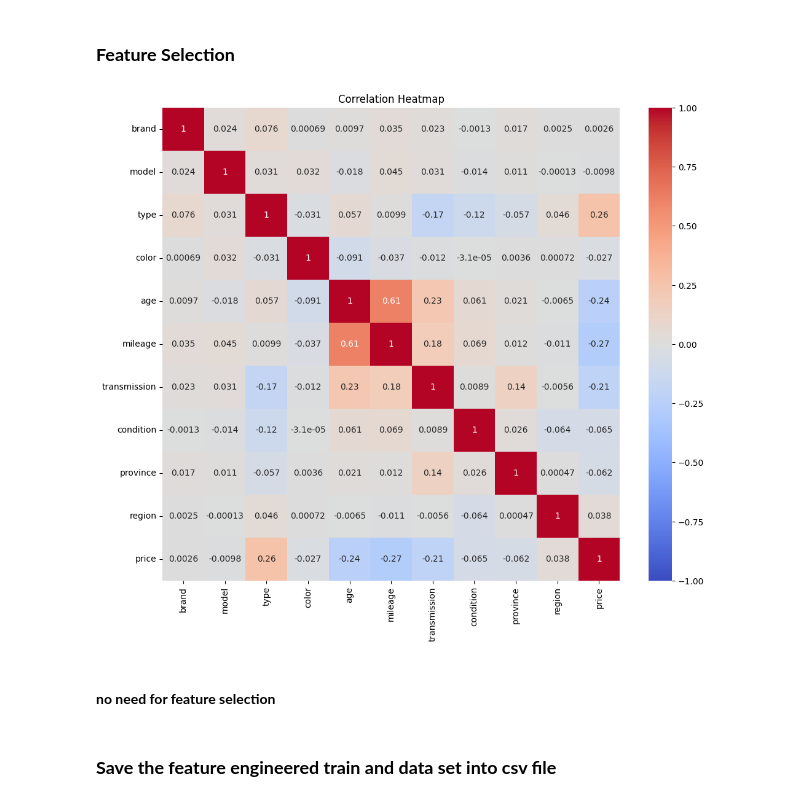
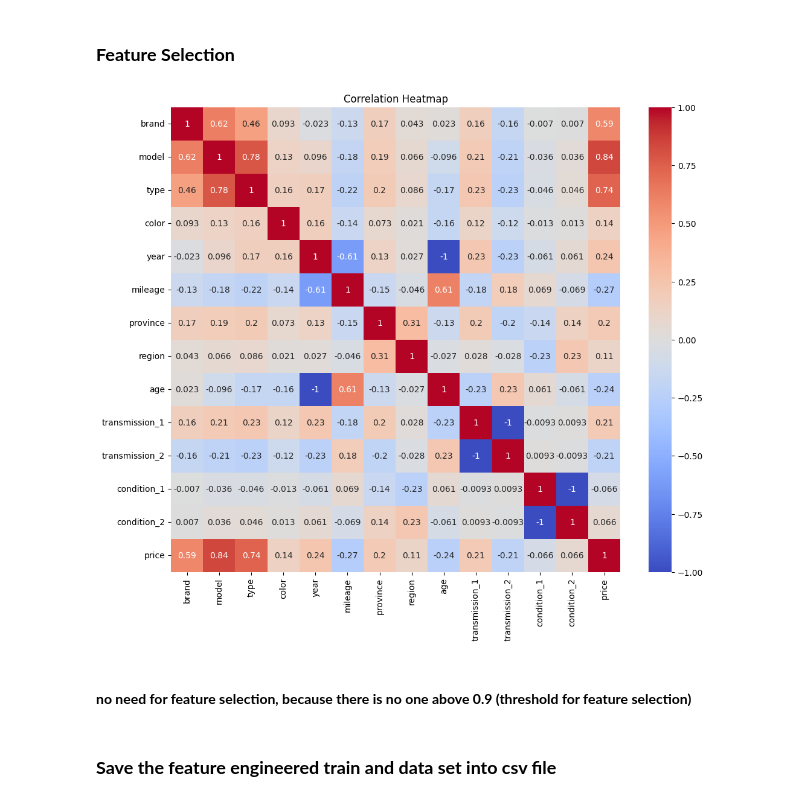
Before and after one commit to reinhardjs/capstone-dibimbing, a Jupyter notebook: feature_engineering.ipynb, the cells around one changed output. Cells and saved outputs as stored; diff of their text form; code cells hidden in the pictures.

```diff
--- a/feature_engineering.ipynb
+++ b/feature_engineering.ipynb
@@ -575,0 +614,9 @@ for column in categorical_columns:
+# %%
+# ['brand', 'model', 'type', 'color', 'province', 'region']
+encoder = TargetEncoder(cols = ['brand', 'model', 'type', 'color', 'province', 'region'])
+
+# Fit and transform the encoder on the training data
+X_train_encoded = encoder.fit_transform(X_train, y_train)
+
+# Transform the test data using the fitted encoder
+X_test_encoded = encoder.transform(X_test)
@@ -575,0 +625,3 @@ for column in categorical_columns:
+# %%
+X_train = X_train_encoded.drop(['id', 'data_source'], axis=1)
+X_train.head()
@@ -575,0 +645,5 @@ for column in categorical_columns:
+# %%
+scaler = MinMaxScaler()
+scaler.fit(X_train)
+X_train_new = pd.DataFrame(scaler.transform(X_train), columns=X_train.columns, index=X_train.index)
+X_test_new = pd.DataFrame(scaler.transform(X_test), columns=X_test.columns, index=X_test.index)
@@ -576,22 +668,25 @@ for column in categorical_columns:
+# %%
+train_data = pd.concat([X_train_new, y_train], axis=1)
+test_data = pd.concat([X_test_new, y_test], axis=1)
 # %% [markdown]
 ### **Feature Selection**
 # %%
 import seaborn as sns
 import matplotlib.pyplot as plt
 import pandas as pd
 
 # Compute correlation matrix
-correlation_matrix = train_car[['brand', 'model', 'type', 'color', 'age', 'mileage', 'transmission', 'condition', 'province', 'region', 'price']].corr(method='pearson')
+correlation_matrix = train_data.corr(method='pearson')
 
 # Plot heatmap
 plt.figure(figsize=(12, 10))
 sns.heatmap(correlation_matrix, annot=True, cmap='coolwarm', vmin=-1, vmax=1, center=0)
 plt.title('Correlation Heatmap')
 plt.show()
 # %% [output]
-[figure, old version]
+[figure, new version]
 # %% [markdown]
-#### **no need for feature selection**
+#### **no need for feature selection, because there is no one above 0.9 (threshold for feature selection)**
 # %% [markdown]
 ### **Save the feature engineered train and data set into csv file**
 # %%
```
Also changed, not shown: parts of 34 cells of this notebook, 4 other files.
